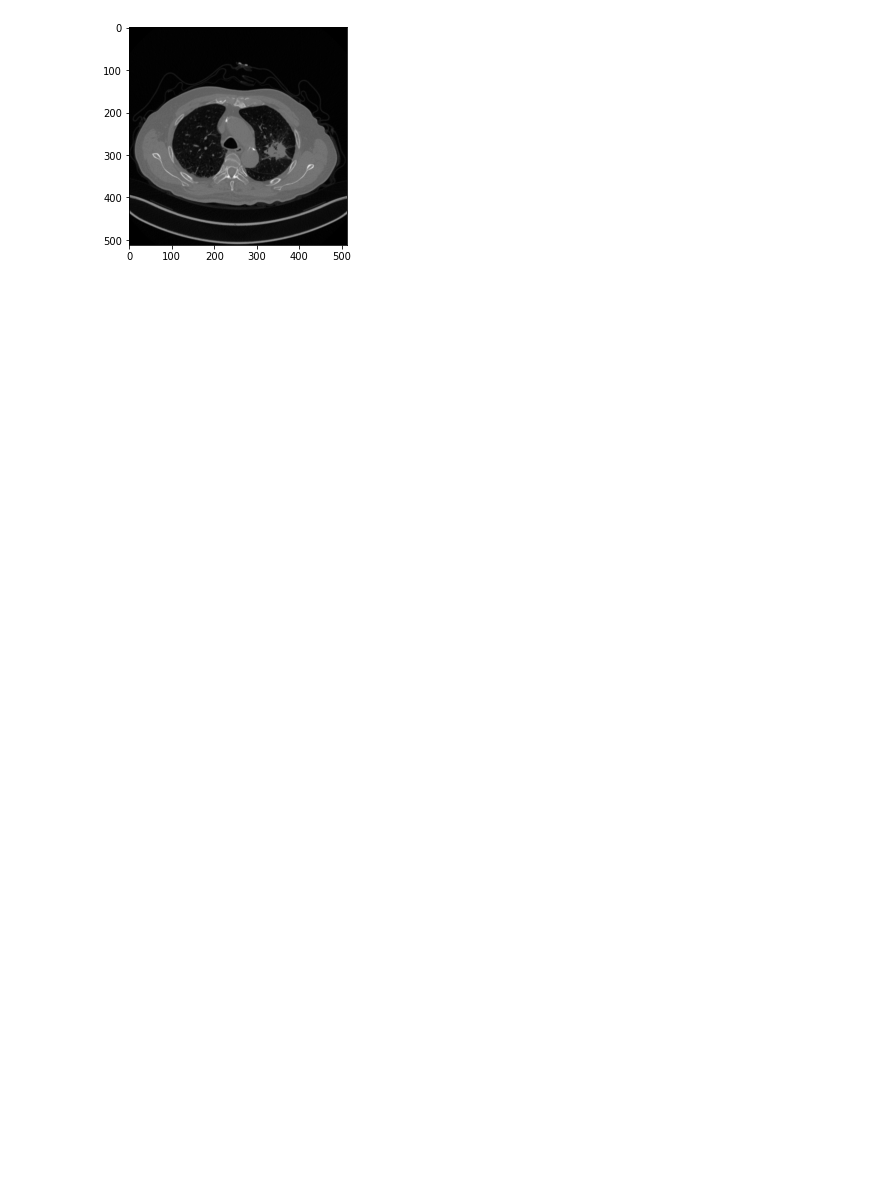
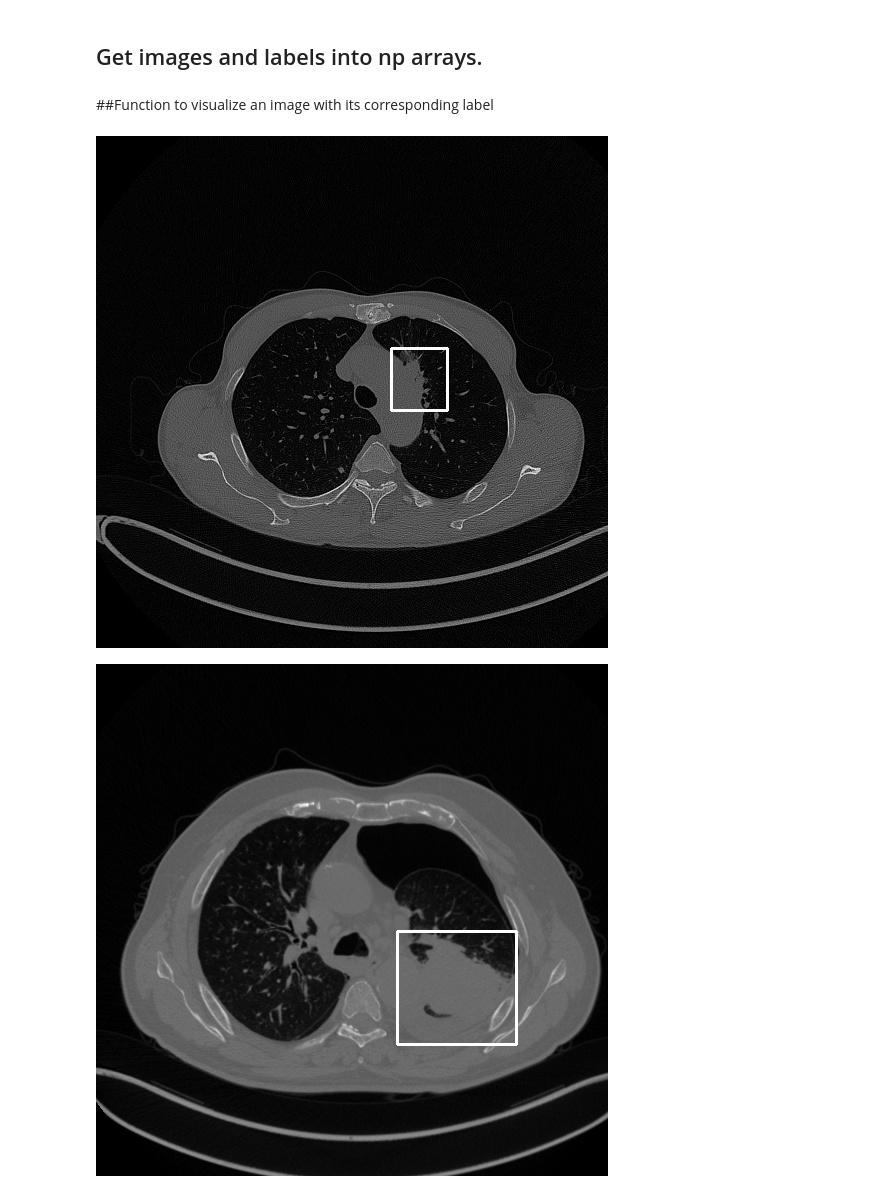
Before and after one commit to myazann/Lung_Cancer, a Jupyter notebook: Lung_Cancer_Detection.ipynb, the cells around one changed output. Saved outputs shown, nothing was run; the diff lists cells and outputs as text; code cells hidden in the pictures; blank space fills up the shorter version.

```diff
--- a/Lung_Cancer_Detection.ipynb
+++ b/Lung_Cancer_Detection.ipynb
@@ -17,13 +17,11 @@ import cv2
 !cp ./drive/MyDrive/bboxs.json .
 !cp ./drive/MyDrive/lung_ct_train.zip .
 !cp ./drive/MyDrive/lung_ct_val.zip .
-
 
 !unzip lung_ct_train.zip > /dev/null
 !rm lung_ct_train.zip
 !unzip lung_ct_val.zip > /dev/null
 !rm lung_ct_val.zip
 
-
 with open('bboxs.json') as json_file:
-  labels = json.load(json_file)
+  bboxs = json.load(json_file)
@@ -101,5 +28,2 @@ plt.show()
-# %%
-plt.imshow(val_dcm_files[100], cmap=plt.cm.gray)
-plt.show()
-# %% [output]
-[figure, removed]
+# %% [markdown]
+## Get images and labels into np arrays.
@@ -105,0 +62,22 @@ plt.show()
+# %% [markdown]
+##Function to visualize an image with its corresponding label
+# %%
+def get_img_with_bbox(im, labels):
+
+  xmax = int(labels["xmax"])
+  xmin = int(labels["xmin"])
+  ymax = int(labels["ymax"])
+  ymin = int(labels["ymin"])
+
+  im = cv2.rectangle(im, (xmin, ymin), (xmax, ymax), (255,255,255), 2)
+
+  display(Image.fromarray(im))
+# %%
+rs = random.sample(range(0, len(train_labels)), 10)
+
+for elem in rs:
+  get_img_with_bbox(train_imgs[elem], train_labels[elem])
+  print("\n")
+# %% [output]
+[figure, added]
+[figure, added]
```
Also changed, not shown: parts of 7 cells of this notebook.
